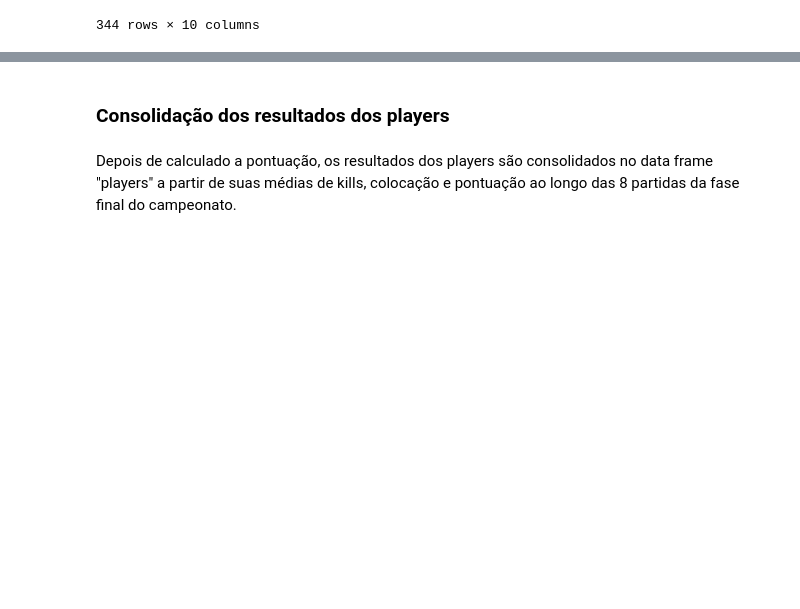
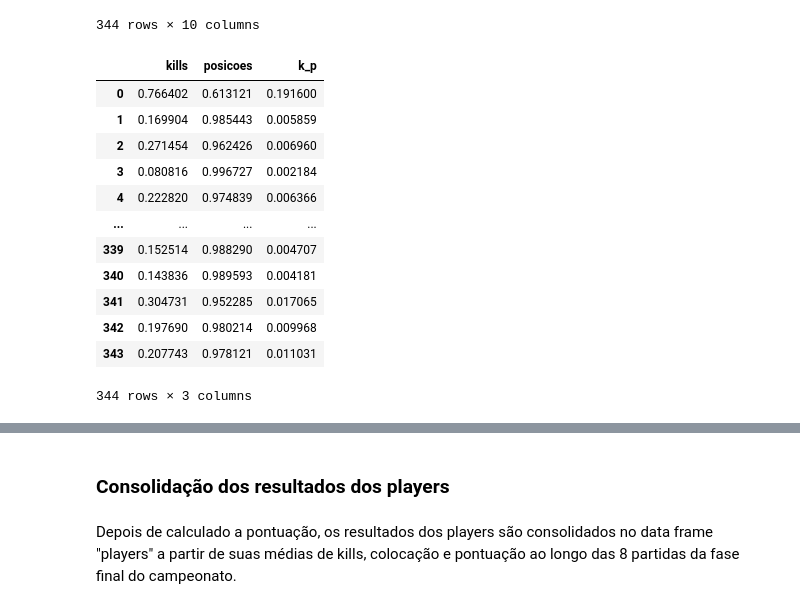
Before and after one commit to GodoyLucas/king_of_rebirth, a Jupyter notebook: Notebooks/King_of_Rebirth_Final.ipynb, the cells around one changed output, grey strips where cells are left out. Saved outputs shown, nothing was run; the diff lists cells and outputs as text; code cells hidden in the pictures; blank space fills up the shorter version.

Commit message:
Tentando algoritmo de cluster

```diff
--- a/Notebooks/King_of_Rebirth_Final.ipynb
+++ b/Notebooks/King_of_Rebirth_Final.ipynb
@@ -484,3 +484,25 @@ final_analise
 | 61 | RAFILD | controle | 7 | 4.000000 | 21.166667 | 19.833333 | 0.222222 | 0.495833 | ... |
 | 62 | RAFILD | controle | 8 | 4.000000 | 21.166667 | 18.833333 | 0.210526 | 0.482906 | ... |
 344 rows × 10 columns
+# %%
+from sklearn.preprocessing import Normalizer
+values = Normalizer().fit_transform(final_analise[['kills', 'posicoes', 'k_p']].values)
+kmeans = KMeans(n_clusters=5, n_init=10, max_iter=300)
+y_pred = kmeans.fit_predict(values)
+# %%
+df_teste = pd.DataFrame(values, columns = ['kills', 'posicoes', 'k_p',])
+df_teste
+# %% [output]
+|  | kills | posicoes | k_p |
+| 0 | 0.766402 | 0.613121 | 0.191600 |
+| 1 | 0.169904 | 0.985443 | 0.005859 |
+| 2 | 0.271454 | 0.962426 | 0.006960 |
+| 3 | 0.080816 | 0.996727 | 0.002184 |
+| 4 | 0.222820 | 0.974839 | 0.006366 |
+| ... | ... | ... | ... |
+| 339 | 0.152514 | 0.988290 | 0.004707 |
+| 340 | 0.143836 | 0.989593 | 0.004181 |
+| 341 | 0.304731 | 0.952285 | 0.017065 |
+| 342 | 0.197690 | 0.980214 | 0.009968 |
+| 343 | 0.207743 | 0.978121 | 0.011031 |
+344 rows × 3 columns
```
Also changed, not shown: parts of 26 cells of this notebook.
